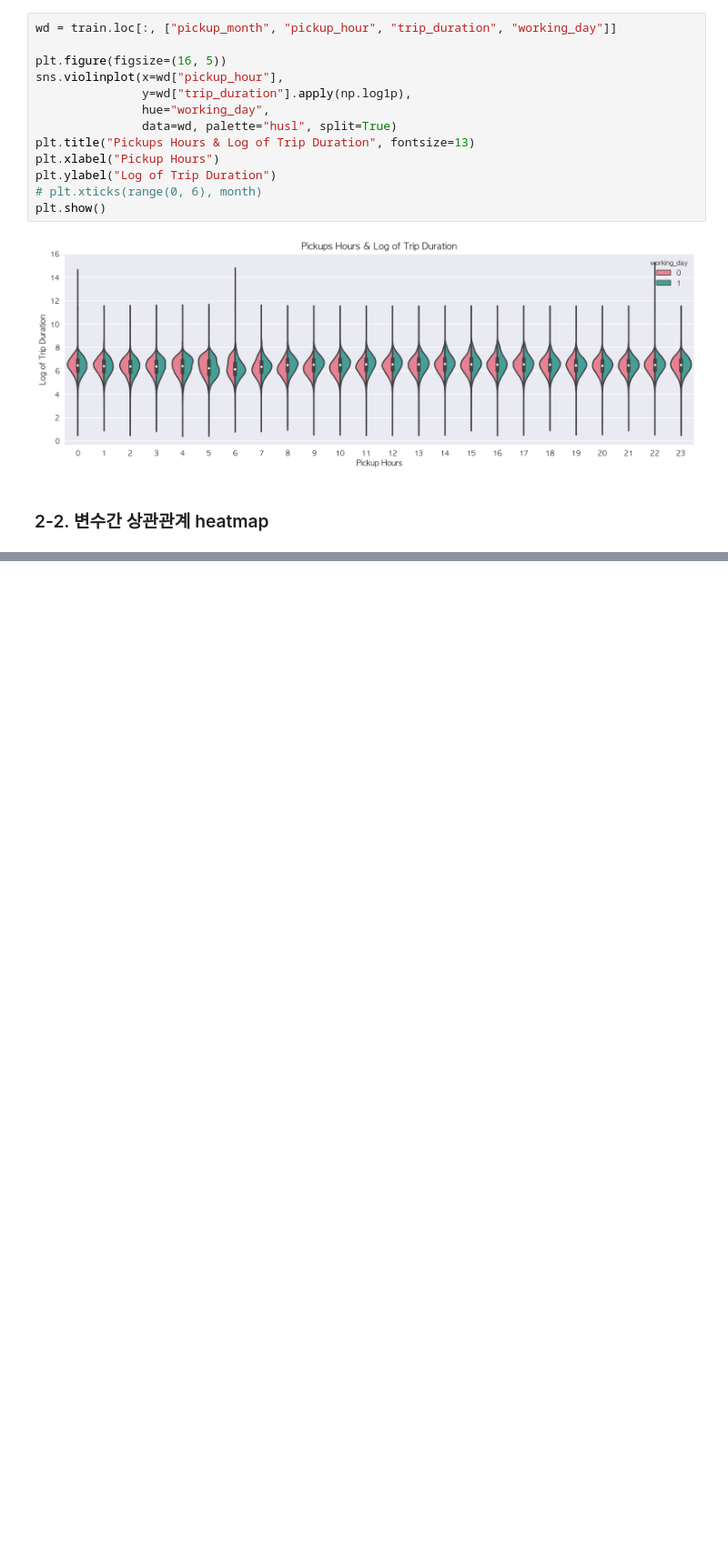
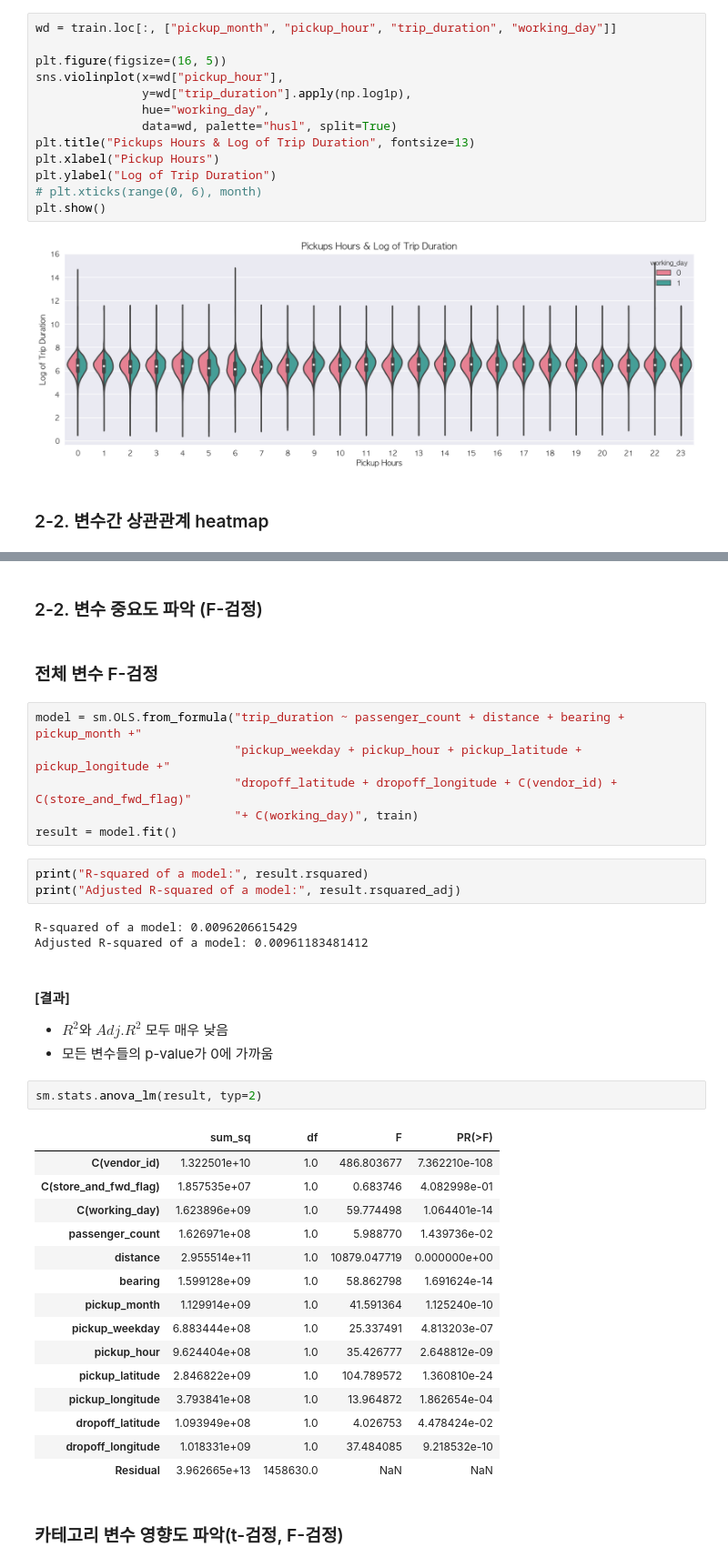
Before and after one commit to novdov/dss7b5-nyctaxi, a Jupyter notebook: main/main_0311.ipynb, the cells around one changed output, grey strips where cells are left out. Shown at 91% size. Cells and saved outputs as stored; diff of their text form; blank space fills up the shorter version.

```diff
--- a/main/main_0311.ipynb
+++ b/main/main_0311.ipynb
@@ -512,0 +528,40 @@ plt.show()
+# %% [markdown]
+### 2-2. 변수 중요도 파악 (F-검정)
+# %% [markdown]
+### 전체 변수 F-검정
+# %%
+model = sm.OLS.from_formula("trip_duration ~ passenger_count + distance + bearing + pickup_month +"
+                            "pickup_weekday + pickup_hour + pickup_latitude + pickup_longitude +"
+                            "dropoff_latitude + dropoff_longitude + C(vendor_id) + C(store_and_fwd_flag)"
+                            "+ C(working_day)", train)
+result = model.fit()
+# %%
+print("R-squared of a model:", result.rsquared)
+print("Adjusted R-squared of a model:", result.rsquared_adj)
+# %% [output]
+R-squared of a model: 0.0096206615429
+Adjusted R-squared of a model: 0.00961183481412
+# %% [markdown]
+#### [결과]
+- $R^2$와 $Adj. R^2$ 모두 매우 낮음
+- 모든 변수들의 p-value가 0에 가까움
+# %%
+sm.stats.anova_lm(result, typ=2)
+# %% [output]
+|  | sum_sq | df | F | PR(>F) |
+| C(vendor_id) | 1.322501e+10 | 1.0 | 486.803677 | 7.362210e-108 |
+| C(store_and_fwd_flag) | 1.857535e+07 | 1.0 | 0.683746 | 4.082998e-01 |
+| C(working_day) | 1.623896e+09 | 1.0 | 59.774498 | 1.064401e-14 |
+| passenger_count | 1.626971e+08 | 1.0 | 5.988770 | 1.439736e-02 |
+| distance | 2.955514e+11 | 1.0 | 10879.047719 | 0.000000e+00 |
+| bearing | 1.599128e+09 | 1.0 | 58.862798 | 1.691624e-14 |
+| pickup_month | 1.129914e+09 | 1.0 | 41.591364 | 1.125240e-10 |
+| pickup_weekday | 6.883444e+08 | 1.0 | 25.337491 | 4.813203e-07 |
+| pickup_hour | 9.624404e+08 | 1.0 | 35.426777 | 2.648812e-09 |
+| pickup_latitude | 2.846822e+09 | 1.0 | 104.789572 | 1.360810e-24 |
+| pickup_longitude | 3.793841e+08 | 1.0 | 13.964872 | 1.862654e-04 |
+| dropoff_latitude | 1.093949e+08 | 1.0 | 4.026753 | 4.478424e-02 |
+| dropoff_longitude | 1.018331e+09 | 1.0 | 37.484085 | 9.218532e-10 |
+| Residual | 3.962665e+13 | 1458630.0 | NaN | NaN |
+# %% [markdown]
+### 카테고리 변수 영향도 파악(t-검정, F-검정)
```
Also changed, not shown: parts of 23 cells of this notebook.
